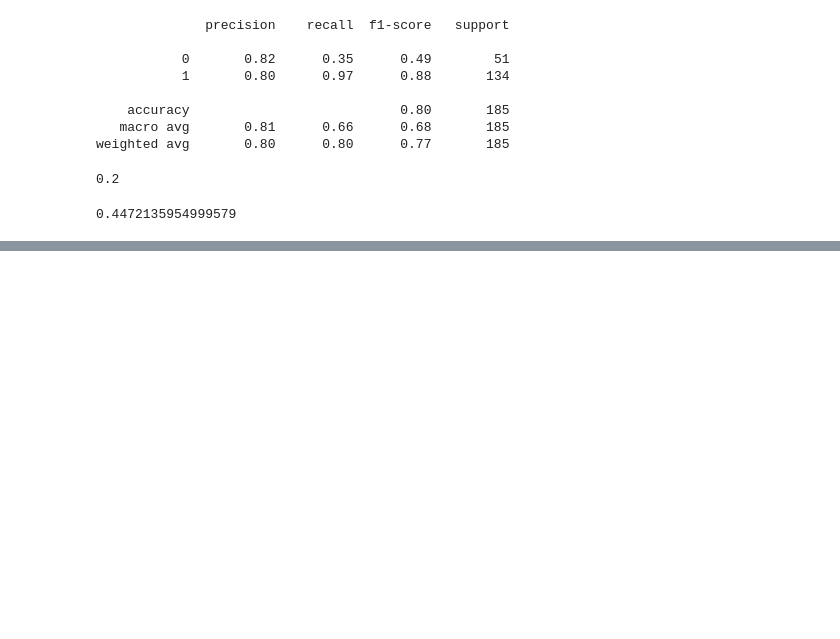
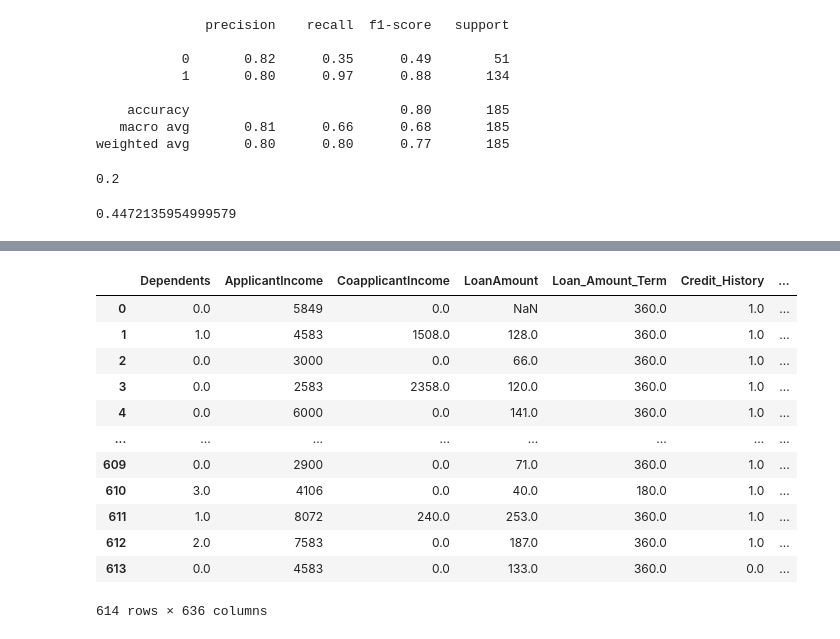
Before and after one commit to wessware/credit_worth_evaluation_ML_modelling, a Jupyter notebook: models/loan_SVM.ipynb, the cells around one changed output, grey strips where cells are left out. Drawn from its saved outputs; the diff is of its cells as text; code cells hidden in the pictures; blank space fills up the shorter version.

```diff
--- a/models/loan_SVM.ipynb
+++ b/models/loan_SVM.ipynb
@@ -319,0 +398,22 @@ math.sqrt(mean_squared_error(y_test, y_pred))
+# %%
+encode_ins = OneHotEncoder(sparse=False, handle_unknown='ignore').fit(loan_data_test[categorical_cols])
+cols_encode_ins = list(encode_ins.get_feature_names(categorical_cols))
+loan_data_test[cols_encode_ins] = encode_ins.transform(loan_data_test[categorical_cols])
+# %%
+loan_data_test_inst = loan_data_test[numerical_cols + cols_encode_ins]
+# %%
+loan_data_test_inst
+# %% [output]
+|  | Dependents | ApplicantIncome | CoapplicantIncome | LoanAmount | Loan_Amount_Term | Credit_History | ... |
+| 0 | 0.0 | 5849 | 0.0 | NaN | 360.0 | 1.0 | ... |
+| 1 | 1.0 | 4583 | 1508.0 | 128.0 | 360.0 | 1.0 | ... |
+| 2 | 0.0 | 3000 | 0.0 | 66.0 | 360.0 | 1.0 | ... |
+| 3 | 0.0 | 2583 | 2358.0 | 120.0 | 360.0 | 1.0 | ... |
+| 4 | 0.0 | 6000 | 0.0 | 141.0 | 360.0 | 1.0 | ... |
+| ... | ... | ... | ... | ... | ... | ... | ... |
+| 609 | 0.0 | 2900 | 0.0 | 71.0 | 360.0 | 1.0 | ... |
+| 610 | 3.0 | 4106 | 0.0 | 40.0 | 180.0 | 1.0 | ... |
+| 611 | 1.0 | 8072 | 240.0 | 253.0 | 360.0 | 1.0 | ... |
+| 612 | 2.0 | 7583 | 0.0 | 187.0 | 360.0 | 1.0 | ... |
+| 613 | 0.0 | 4583 | 0.0 | 133.0 | 360.0 | 0.0 | ... |
+614 rows × 636 columns
```
Also changed, not shown: parts of 10 cells of this notebook, 1 other file.
